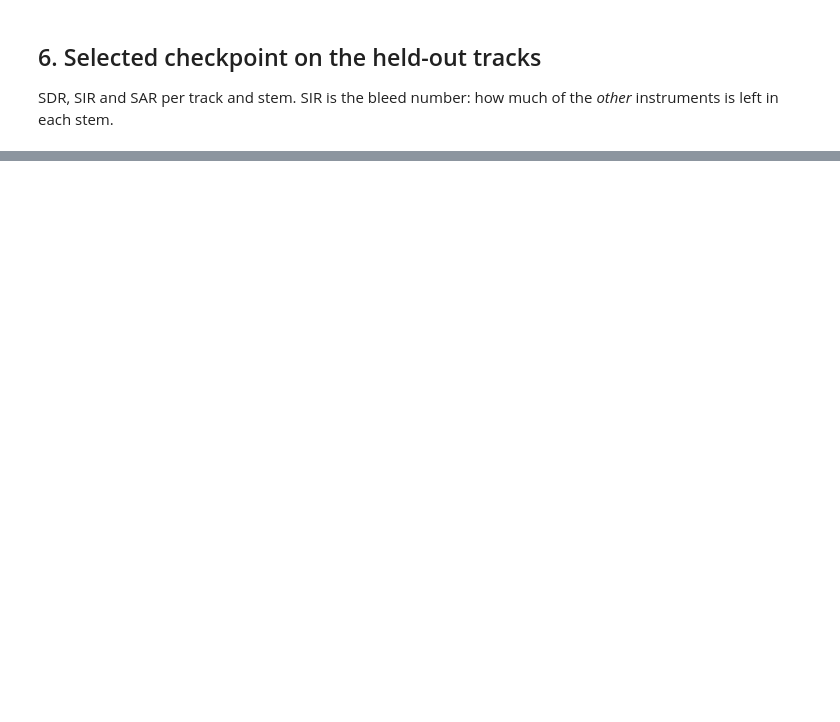
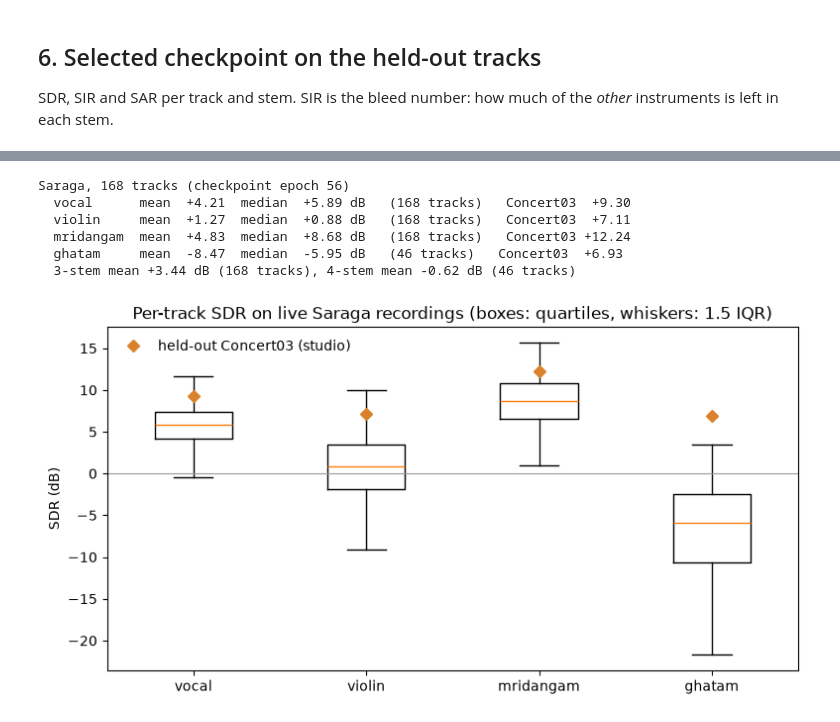
Before and after one commit to Zeusius1407/Indian_Musicology_Gradient, a Jupyter notebook: notebooks/train.ipynb, the cells around one changed output, grey strips where cells are left out. Saved outputs shown, nothing was run; the diff lists cells and outputs as text; code cells hidden in the pictures; blank space fills up the shorter version.

```diff
--- a/notebooks/train.ipynb
+++ b/notebooks/train.ipynb
@@ -134,0 +172,31 @@ for item in items:
+# %%
+saraga = json.loads(Path("deliverables/milestone_2_model/saraga/saraga_eval.json").read_text())
+rows = saraga["per_track"]
+stems = list(meta["sources"])
+per_stem = {s: [r["scores"]["stems"][s]["sdr"] for r in rows if s in r["scores"].get("stems", {})] for s in stems}
+val = next(e["val_sdr"] for e in history["epochs"] if e["epoch"] == meta["epoch"])
+
+summary = saraga["summary"]["stems"]
+print(f"Saraga, {len(rows)} tracks (checkpoint epoch {saraga['checkpoint_epoch']})")
+for s in stems:
+    v = np.array(per_stem[s])
+    print(f"  {s:10s} mean {v.mean():+6.2f}  median {np.median(v):+6.2f} dB   ({len(v)} tracks)   Concert03 {val[s]:+6.2f}")
+print(f"  3-stem mean {summary['mean_3stem']['sdr']:+.2f} dB ({summary['mean_3stem']['n_tracks']} tracks), "
+      f"4-stem mean {summary['mean_4stem']['sdr']:+.2f} dB ({summary['mean_4stem']['n_tracks']} tracks)")
+
+fig, ax = plt.subplots(figsize=(9, 4.5))
+ax.boxplot([per_stem[s] for s in stems], tick_labels=stems, showfliers=False)
+ax.plot(range(1, len(stems) + 1), [val[s] for s in stems], "D", color="#D9822B", label="held-out Concert03 (studio)")
+ax.axhline(0, color="#999", lw=0.8)
+ax.set_ylabel("SDR (dB)")
+ax.set_title("Per-track SDR on live Saraga recordings (boxes: quartiles, whiskers: 1.5 IQR)")
+ax.legend(frameon=False)
+plt.show()
+# %% [output]
+Saraga, 168 tracks (checkpoint epoch 56)
+  vocal      mean  +4.21  median  +5.89 dB   (168 tracks)   Concert03  +9.30
+  violin     mean  +1.27  median  +0.88 dB   (168 tracks)   Concert03  +7.11
+  mridangam  mean  +4.83  median  +8.68 dB   (168 tracks)   Concert03 +12.24
+  ghatam     mean  -8.47  median  -5.95 dB   (46 tracks)   Concert03  +6.93
+  3-stem mean +3.44 dB (168 tracks), 4-stem mean -0.62 dB (46 tracks)
+[figure, added]
```
Also changed, not shown: parts of 10 cells of this notebook, 43 other files.
